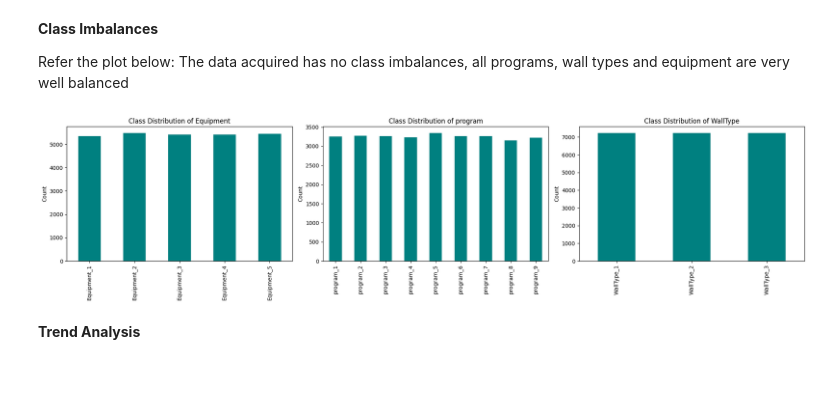
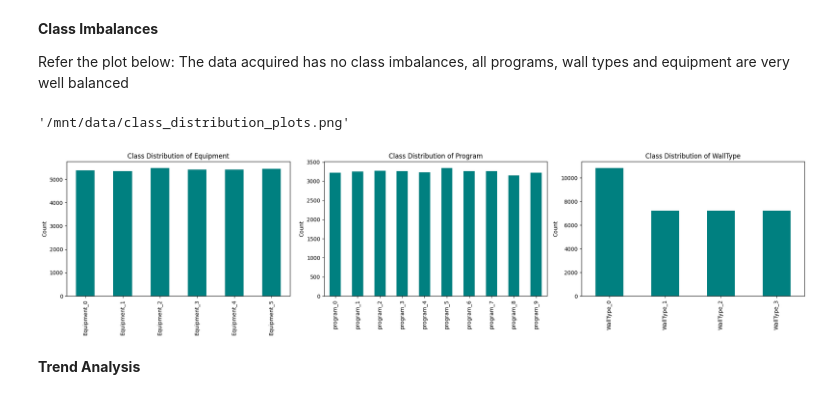
Before and after one commit to snwnkang/CS109A_Final, a Jupyter notebook: Final_Project_CS109_11112023_Sang.ipynb, the cells around one changed output. Drawn from its saved outputs; the diff is of its cells as text; code cells hidden in the pictures.

```diff
--- a/Final_Project_CS109_11112023_Sang.ipynb
+++ b/Final_Project_CS109_11112023_Sang.ipynb
@@ -113,5 +113,3 @@ correlation_matrix
 A correlation matrix is made and visualized in a heat map using seaborn to show relationships and correlation coefficients between variables. In this process we are trying to identify which variables have strong relationship with each other.
 
 In the visualization, most interesting aspect is the VolumeToFacadeRatio having a negative correlation with Operational Energy (OE) of -0.35, suggesting that buildings with high volume to facade ratio tend to have lower operational energy consumptions, holding all variables constant. This is interesting in the context of building technology, as one may often assume that larger buildings would consume more energy, but as we are holding all other variables constant, we need to look into how the other variables influence the output.
-# %%
-full_data = full_data.loc[:, ~full_data.columns.str.contains('^Unnamed')]
@@ -123,20 +118,34 @@ numerical_columns = [col for col in full_data.columns if col not in (categorical
 
 Refer the plot below:
 The data acquired has no class imbalances, all programs, wall types and equipment are very well balanced
+# %%
+equipment_columns = [col for col in full_data_columns if col.startswith('Equipment')]
+program_columns = [col for col in full_data_columns if col.startswith('program')]
+walltype_columns = [col for col in full_data_columns if col.startswith('WallType')]
+
+equipment_counts = full_data[equipment_columns].sum(axis=0)
+program_counts = full_data[program_columns].sum(axis=0)
+walltype_counts = full_data[walltype_columns].sum(axis=0)
+
+class_imbalances = {
+    'Equipment': equipment_counts,
+    'Program': program_counts,
+    'WallType': walltype_counts
+}
 # %%
-fig, axes = plt.subplots(1, len(categorical_columns), figsize=(20, 5))
+fig, axes = plt.subplots(1, len(class_imbalances), figsize=(20, 5))
 
 for i, (column, counts) in enumerate(class_imbalances.items()):
-    # If only one categorical column (i.e., not one-hot encoded), there will be no axes array
-    ax = axes[i] if len(categorical_columns) > 1 else axes
+    ax = axes[i] if len(class_imbalances) > 1 else axes
     counts.plot(kind='bar', ax=ax, color='teal')
     ax.set_title(f'Class Distribution of {column}')
     ax.set_ylabel('Count')
 
 plt.tight_layout()
-plt.show()
+plot_path
 # %% [output]
+'/mnt/data/class_distribution_plots.png'
-[figure, old version]
+[figure, new version]
 # %% [markdown]
 **Trend Analysis**
 # %%
```
Also changed, not shown: parts of 4 cells of this notebook.
